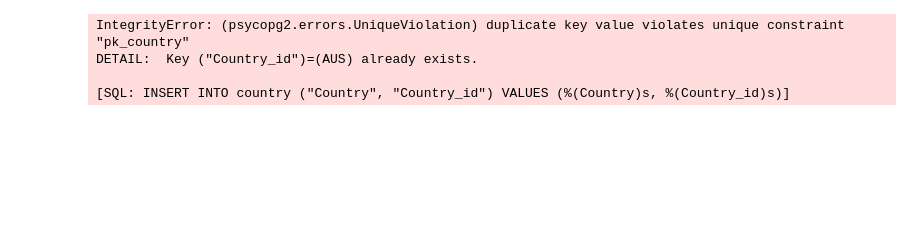
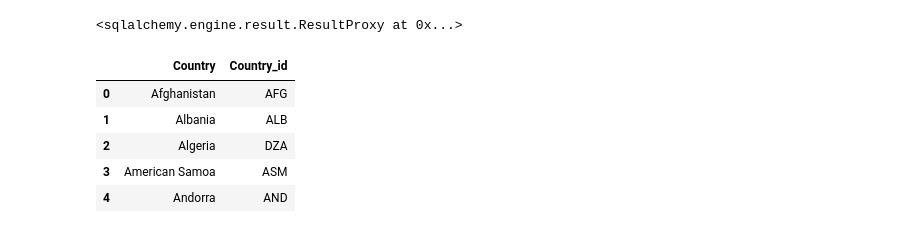
Before and after one commit to sarahDH615/ETL-project, a Jupyter notebook: merging/merging_notebook.ipynb, the cells around one changed output. Cells and saved outputs as stored; diff of their text form; code cells hidden in the pictures; blank space fills up the shorter version.

```diff
--- a/merging/merging_notebook.ipynb
+++ b/merging/merging_notebook.ipynb
@@ -42,0 +43,8 @@ engine.table_names()
+# %%
+conn = engine.connect()
+conn.execute(
+    "TRUNCATE country, vaccinations, travel_restrictions, full_closures, no_closures,"
+    "partial_borders, partial_citizenship, partial_history, partial_visa CASCADE;"
+)
+# %% [output]
+<sqlalchemy.engine.result.ResultProxy at 0x...>
@@ -43,19 +54,20 @@ engine.table_names()
 # %%
 # loading csvs into tables
-country_df.to_sql(name='country', con=engine, if_exists='append', index=False)
-# full_closures_table_df.to_sql(name='full_closures', con=engine, if_exists='append', index=False)
-# no_closures_table_df.to_sql(name='no_closures', con=engine, if_exists='append', index=False)
-# partial_borders_table_df.to_sql(name='partial_borders', con=engine, if_exists='append', index=False)
-# partial_citizenship_table_df.to_sql(name='partial_citizenship', con=engine, if_exists='append', index=False)
-# partial_history_table_df.to_sql(name='partial_history', con=engine, if_exists='append', index=False)
-# partial_visa_table_df.to_sql(name='partial_visa', con=engine, if_exists='append', index=False)
-# travel_restrictions_table_df.to_sql(name='travel_restrictions', con=engine, if_exists='append', index=False)
-# vaccinations_table_df.to_sql(name='vaccinations', con=engine, if_exists='append', index=False)
+full_closures_table_df.to_sql(name='full_closures', con=engine, if_exists='append', index=False)
+no_closures_table_df.to_sql(name='no_closures', con=engine, if_exists='append', index=False)
+partial_borders_table_df.to_sql(name='partial_borders', con=engine, if_exists='append', index=False)
+partial_citizenship_table_df.to_sql(name='partial_citizenship', con=engine, if_exists='append', index=False)
+partial_history_table_df.to_sql(name='partial_history', con=engine, if_exists='append', index=False)
+partial_visa_table_df.to_sql(name='partial_visa', con=engine, if_exists='append', index=False)
+travel_restrictions_table_df.to_sql(name='travel_restrictions', con=engine, if_exists='append', index=False)
+vaccinations_table_df.to_sql(name='vaccinations', con=engine, if_exists='append', index=False)
-# %% [output]
-IntegrityError: (psycopg2.errors.UniqueViolation) duplicate key value violates unique constraint "pk_country"
-DETAIL:  Key ("Country_id")=(AUS) already exists.
-
-[SQL: INSERT INTO country ("Country", "Country_id") VALUES (%(Country)s, %(Country_id)s)]
 # %%
-# confirming data has been entered
-#pd.read_sql_query('select * from customer_name', con=engine).head()
+# confirming data has been entered - test1
+pd.read_sql_query('select * from country', con=engine).head()
+# %% [output]
+|  | Country | Country_id |
+| 0 | Afghanistan | AFG |
+| 1 | Albania | ALB |
+| 2 | Algeria | DZA |
+| 3 | American Samoa | ASM |
+| 4 | Andorra | AND |
```
Also changed, not shown: parts of 3 cells of this notebook, 7 other files.
